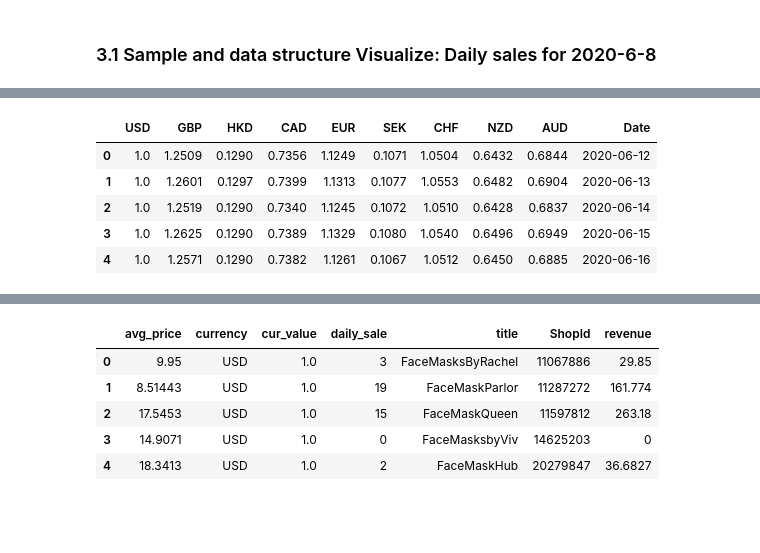
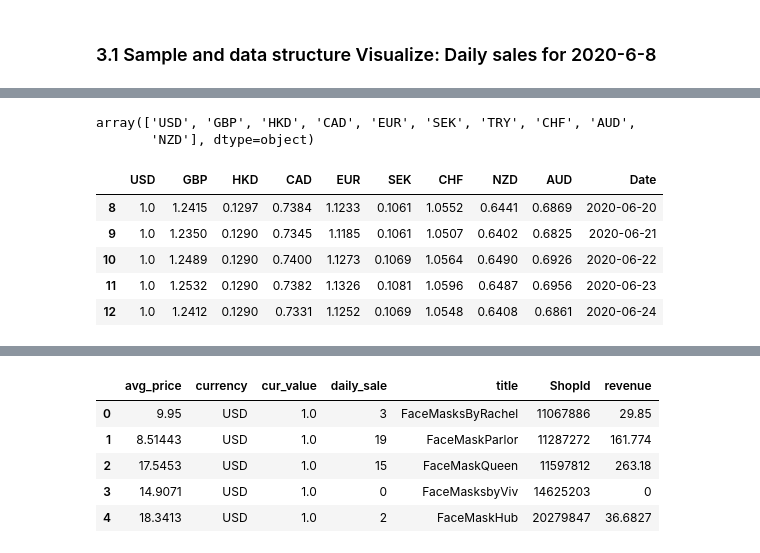
Before and after one commit to jingxiaorobin/WebScraper_3Tasks, a Jupyter notebook: code/Task3/Etsy_mask.ipynb, the cells around one changed output, grey strips where cells are left out. Drawn from its saved outputs; the diff is of its cells as text; code cells hidden in the pictures; blank space fills up the shorter version.

```diff
--- a/code/Task3/Etsy_mask.ipynb
+++ b/code/Task3/Etsy_mask.ipynb
@@ -243,14 +243,19 @@ d_sale.shape
+# %%
+pd.read_json('2020-06-23.json').T.currency.unique()
+# %% [output]
+array(['USD', 'GBP', 'HKD', 'CAD', 'EUR', 'SEK', 'TRY', 'CHF', 'AUD',
+       'NZD'], dtype=object)
 # %%
 #merge currency
 cur_exchange = pd.read_csv('currency.csv')
-cur_exchange.head()
+cur_exchange.tail()
 # %% [output]
 |  | USD | GBP | HKD | CAD | EUR | SEK | CHF | NZD | AUD | Date |
-| 0 | 1.0 | 1.2509 | 0.1290 | 0.7356 | 1.1249 | 0.1071 | 1.0504 | 0.6432 | 0.6844 | 2020-06-12 |
-| 1 | 1.0 | 1.2601 | 0.1297 | 0.7399 | 1.1313 | 0.1077 | 1.0553 | 0.6482 | 0.6904 | 2020-06-13 |
-| 2 | 1.0 | 1.2519 | 0.1290 | 0.7340 | 1.1245 | 0.1072 | 1.0510 | 0.6428 | 0.6837 | 2020-06-14 |
-| 3 | 1.0 | 1.2625 | 0.1290 | 0.7389 | 1.1329 | 0.1080 | 1.0540 | 0.6496 | 0.6949 | 2020-06-15 |
-| 4 | 1.0 | 1.2571 | 0.1290 | 0.7382 | 1.1261 | 0.1067 | 1.0512 | 0.6450 | 0.6885 | 2020-06-16 |
+| 8 | 1.0 | 1.2415 | 0.1297 | 0.7384 | 1.1233 | 0.1061 | 1.0552 | 0.6441 | 0.6869 | 2020-06-20 |
+| 9 | 1.0 | 1.2350 | 0.1290 | 0.7345 | 1.1185 | 0.1061 | 1.0507 | 0.6402 | 0.6825 | 2020-06-21 |
+| 10 | 1.0 | 1.2489 | 0.1290 | 0.7400 | 1.1273 | 0.1069 | 1.0564 | 0.6490 | 0.6926 | 2020-06-22 |
+| 11 | 1.0 | 1.2532 | 0.1290 | 0.7382 | 1.1326 | 0.1081 | 1.0596 | 0.6487 | 0.6956 | 2020-06-23 |
+| 12 | 1.0 | 1.2412 | 0.1290 | 0.7331 | 1.1252 | 0.1069 | 1.0548 | 0.6408 | 0.6861 | 2020-06-24 |
 # %%
 d_sale['cur_value'] = 0
 for i in range(d_sale.shape[0]):
```
Also changed, not shown: parts of 6 cells of this notebook, 2 other files.
